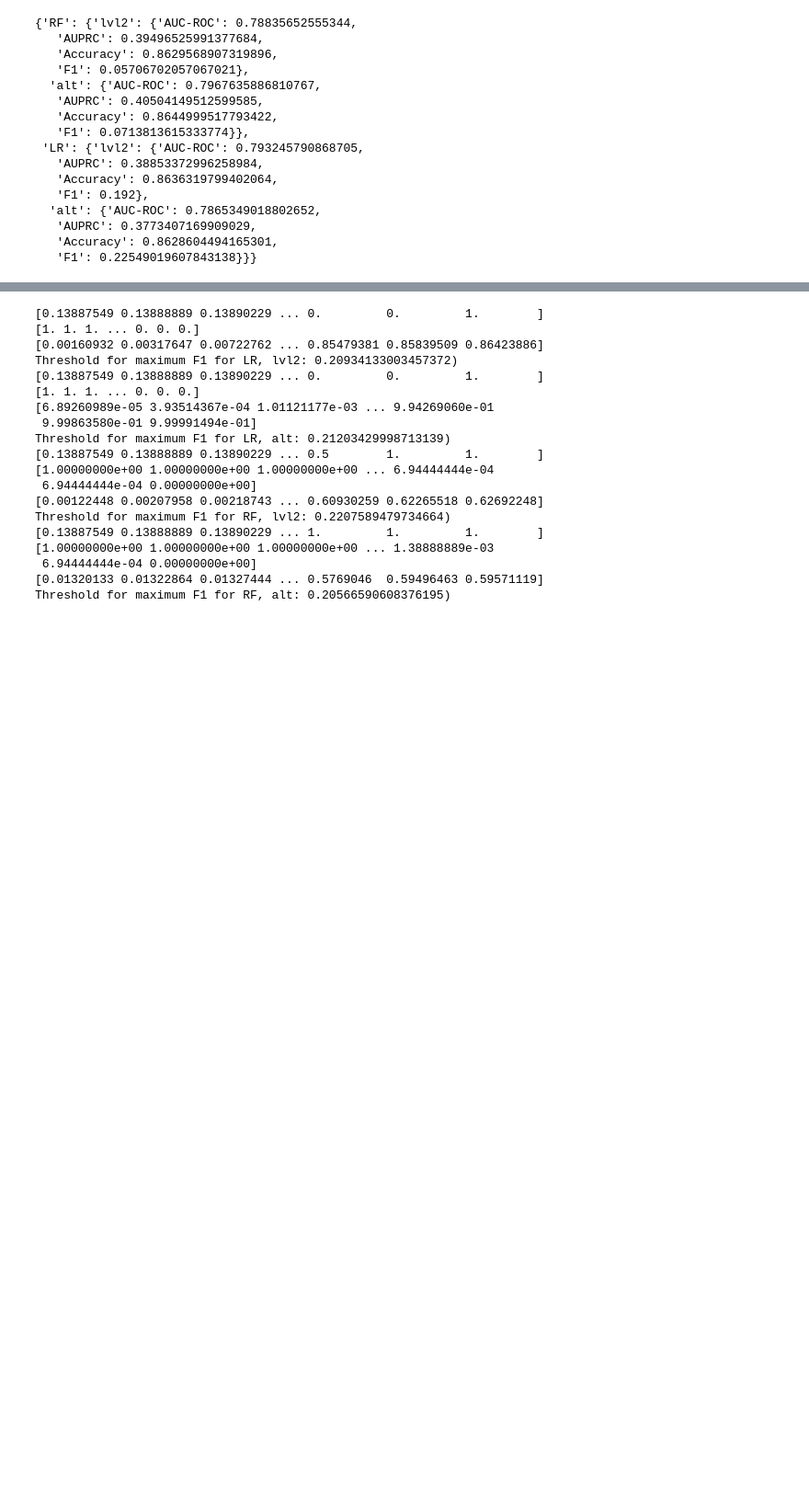
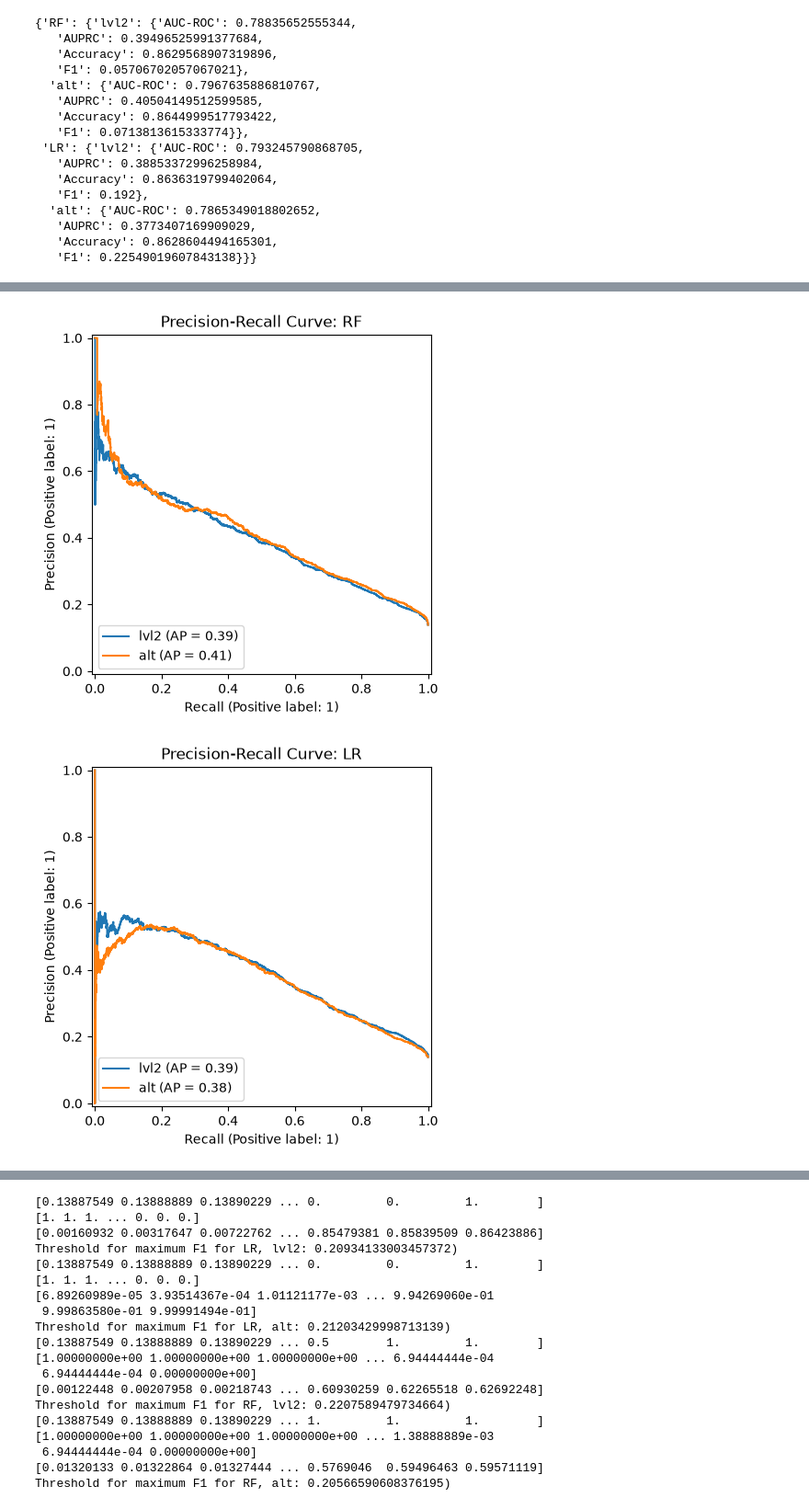
Before and after one commit to LizCrellin/msc_mimic_project, a Jupyter notebook: notebooks/1_Understand_Wang_pipeline.ipynb, the cells around one changed output, grey strips where cells are left out. Shown at 92% size. Saved outputs shown, nothing was run; the diff lists cells and outputs as text; code cells hidden in the pictures; blank space fills up the shorter version.

Commit message:
Output curves for both representations together

```diff
--- a/notebooks/1_Understand_Wang_pipeline.ipynb
+++ b/notebooks/1_Understand_Wang_pipeline.ipynb
@@ -573,17 +573,17 @@ RERUN = True
 
 # open the prepared datasets as needed:
 
-# lvl2_flat_train = pd.read_parquet(BACKUP_ROOT / "results" / "data" / "lvl2_flat_train.parquet", engine="pyarrow")
-# lvl2_flat_dev = pd.read_parquet(BACKUP_ROOT / "results" / "data" / "lvl2_flat_dev.parquet", engine="pyarrow")
-# #lvl2_flat_test = pd.read_parquet(BACKUP_ROOT / "results" / "data" / "lvl2_flat_test.parquet", engine="pyarrow")
+lvl2_flat_train = pd.read_parquet(BACKUP_ROOT / "results" / "data" / "lvl2_flat_train.parquet", engine="pyarrow")
+lvl2_flat_dev = pd.read_parquet(BACKUP_ROOT / "results" / "data" / "lvl2_flat_dev.parquet", engine="pyarrow")
+lvl2_flat_test = pd.read_parquet(BACKUP_ROOT / "results" / "data" / "lvl2_flat_test.parquet", engine="pyarrow")
 
-# alt_flat_train = pd.read_parquet(BACKUP_ROOT / "results" / "data" / "alt_flat_train.parquet", engine="pyarrow")
-# alt_flat_dev = pd.read_parquet(BACKUP_ROOT / "results" / "data" / "alt_flat_dev.parquet", engine="pyarrow")
-# #alt_flat_test = pd.read_parquet(BACKUP_ROOT / "results" / "data" / "alt_flat_test.parquet", engine="pyarrow")
+alt_flat_train = pd.read_parquet(BACKUP_ROOT / "results" / "data" / "alt_flat_train.parquet", engine="pyarrow")
+alt_flat_dev = pd.read_parquet(BACKUP_ROOT / "results" / "data" / "alt_flat_dev.parquet", engine="pyarrow")
+alt_flat_test = pd.read_parquet(BACKUP_ROOT / "results" / "data" / "alt_flat_test.parquet", engine="pyarrow")
 
-# Ys_train = pd.read_parquet(BACKUP_ROOT / "results" / "data" / "Ys_train.parquet", engine="pyarrow")
-# Ys_dev = pd.read_parquet(BACKUP_ROOT / "results" / "data" / "Ys_dev.parquet", engine="pyarrow")
-# #Ys_test = pd.read_parquet(BACKUP_ROOT / "results" / "data" / "Ys_test.parquet", engine="pyarrow")
+Ys_train = pd.read_parquet(BACKUP_ROOT / "results" / "data" / "Ys_train.parquet", engine="pyarrow")
+Ys_dev = pd.read_parquet(BACKUP_ROOT / "results" / "data" / "Ys_dev.parquet", engine="pyarrow")
+Ys_test = pd.read_parquet(BACKUP_ROOT / "results" / "data" / "Ys_test.parquet", engine="pyarrow")
 # %%
 %%time
 
@@ -838,0 +825,18 @@ for model_name in ('RF', 'LR'):
+# %%
+# Precision-recall curve for both models together
+
+flat_test = {'lvl2': lvl2_flat_test, 'alt': alt_flat_test}
+for model_name in ('RF', 'LR'):
+    fig, ax = plt.subplots()
+    for n in ('lvl2', 'alt'):
+        best_M = results[model_name][n][0]
+        y_true = Ys_test['los_7']
+        y_prob = best_M.predict_proba(flat_test[n])[:, 1]
+
+        PrecisionRecallDisplay.from_predictions(y_true, y_prob, name = n, ax=ax)
+
+    ax.set_title(f'Precision-Recall Curve: {model_name}')
+    fig.savefig(PLOTS_DIR / f'au_prc_{model_name}_both_representations.png')
+# %% [output]
+[figure, added]
+[figure, added]
```
Also changed, not shown: parts of 2 cells of this notebook.
